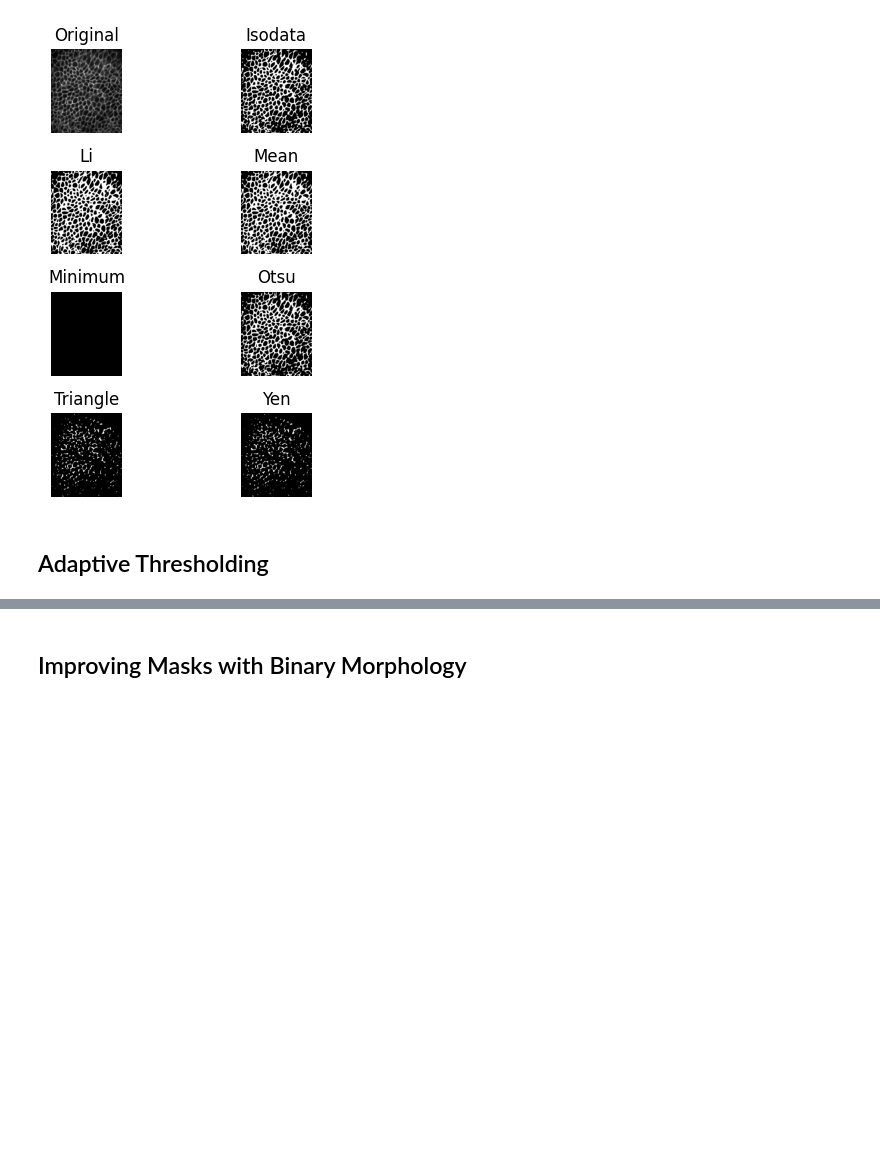
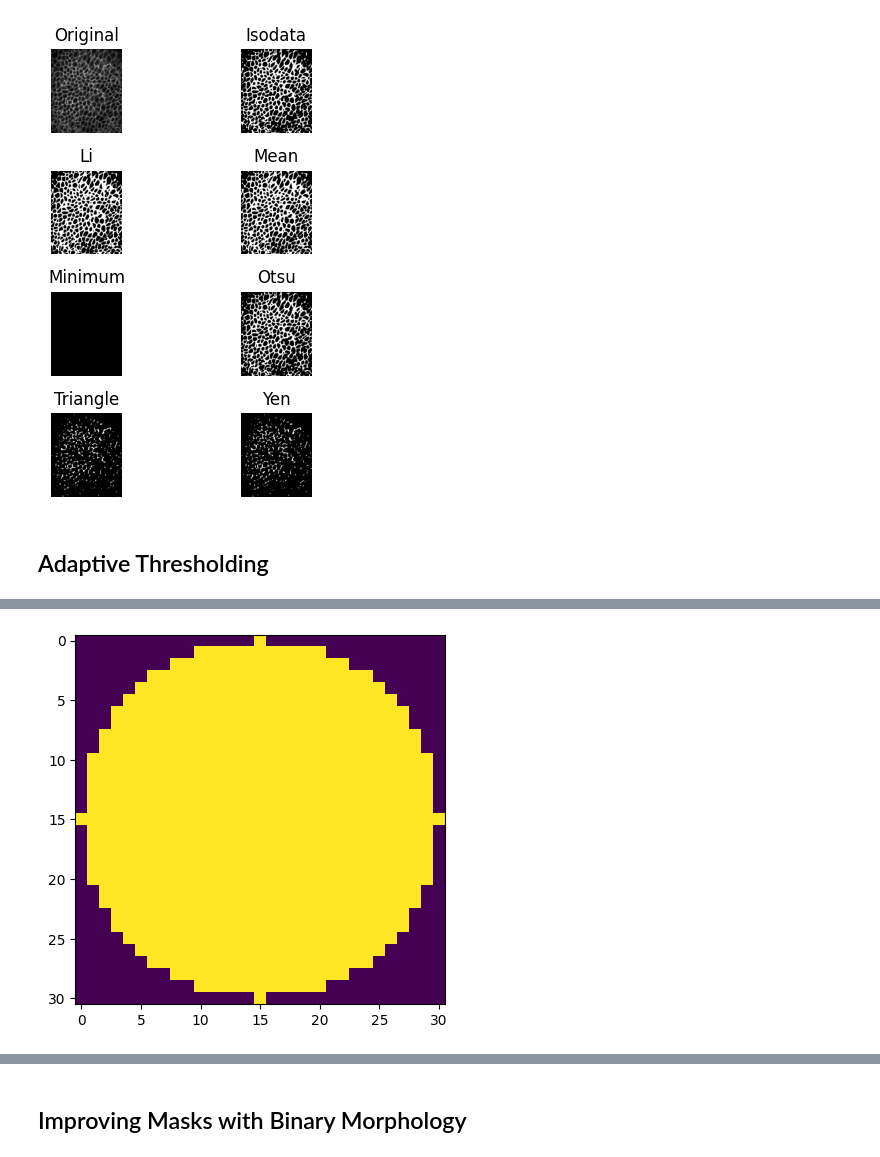
Before and after one commit to aaron10l/python-bioimage-analysis-tutorial, a Jupyter notebook: image_analysis_tutorial.ipynb, the cells around one changed output, grey strips where cells are left out. Saved outputs shown, nothing was run; the diff lists cells and outputs as text; code cells hidden in the pictures; blank space fills up the shorter version.

```diff
--- a/image_analysis_tutorial.ipynb
+++ b/image_analysis_tutorial.ipynb
@@ -542,34 +545,41 @@ Follow the instructions in the comments below.
 
 # Structuring elements are small binary images that indicate which pixels
 # should be considered as the 'neighborhood' of the central pixel.
 #
 # An example of a small disk-shaped SE would be this:
 #   0 0 1 0 0
 #   0 1 1 1 0
 #   1 1 1 1 1
 #   0 1 1 1 0
 #   0 0 1 0 0
 #
 # The expression below creates such structuring elements.
 # It is an elegant but complicated piece of code and at the moment it is not
 # necessary for you to understand it in detail. Use it to create structuring
 # elements of different sizes (by changing 'i') and find a way to visualize
 # the result (remember that the SE is just a small 'image').
 #
 # Try to answer the following questions:
 #   - Is the resulting SE really circular?
+#		Kind of, it is obviously pixelated so it's not really perfectyl circular but for large sizes of i it is very close.
 #   - Could certain values of 'i' cause problems? If so, why?
+#		Yes, even values of i make the SE asymmetrical. This theoretically could mess things up a bit especially if you are using a small i.
 #   - What value of 'i' should be used for the SE?
 #     Note that, similar to the sigma in Gaussian smoothing, the size of the SE
 #     is first estimated based on the images and by thinking about what would
 #     make sense. Later it can be optimized by trial and error.
+#		A value around 30 should be good, since the image is like 900 x 800 pixels or so.
 
 # Create SE
-i = ???
+i = 31
 struct = (np.mgrid[:i,:i][0] - np.floor(i/2))**2 + (np.mgrid[:i,:i][1] - np.floor(i/2))**2 <= np.floor(i/2)**2
 
 # Visualize the result
 ### YOUR CODE HERE!
+plt.imshow(struct)
+plt.show()
+# %% [output]
+[figure, added]
 # %%
 # (ii) Create the background
 
```
Also changed, not shown: parts of 5 cells of this notebook.
